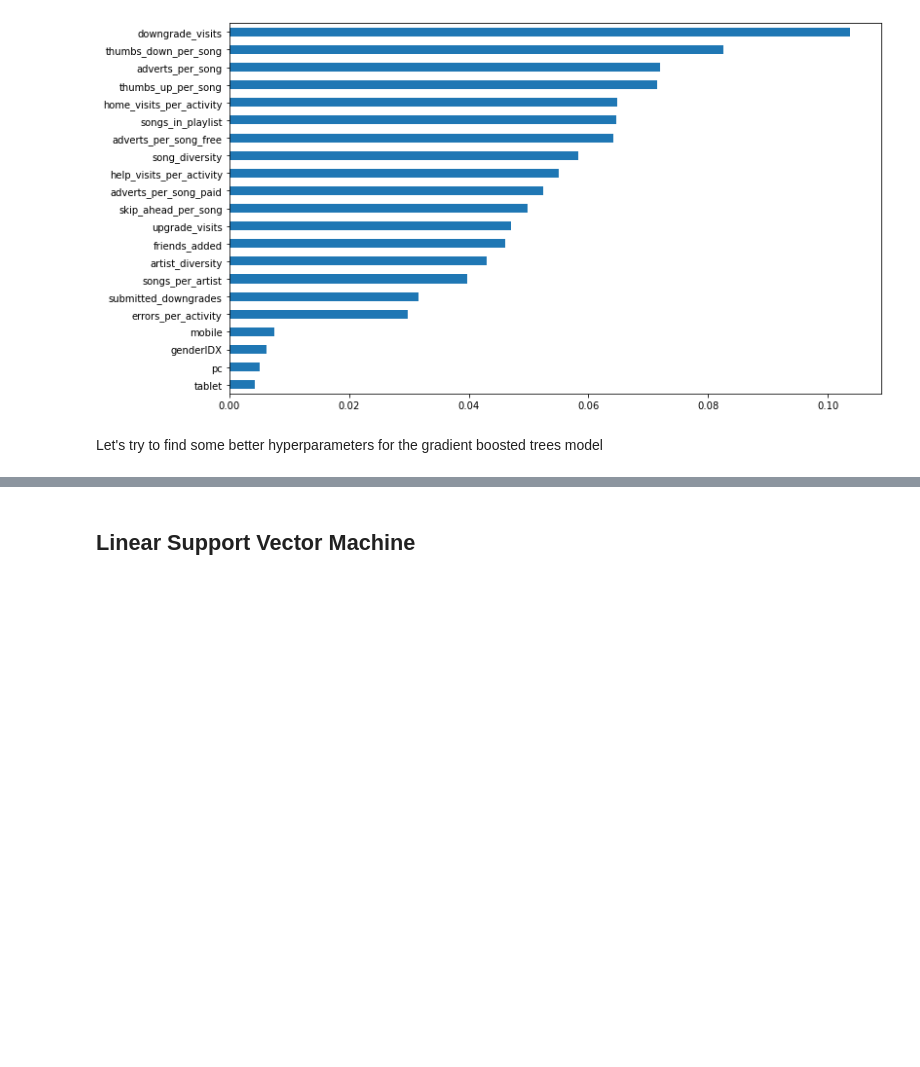
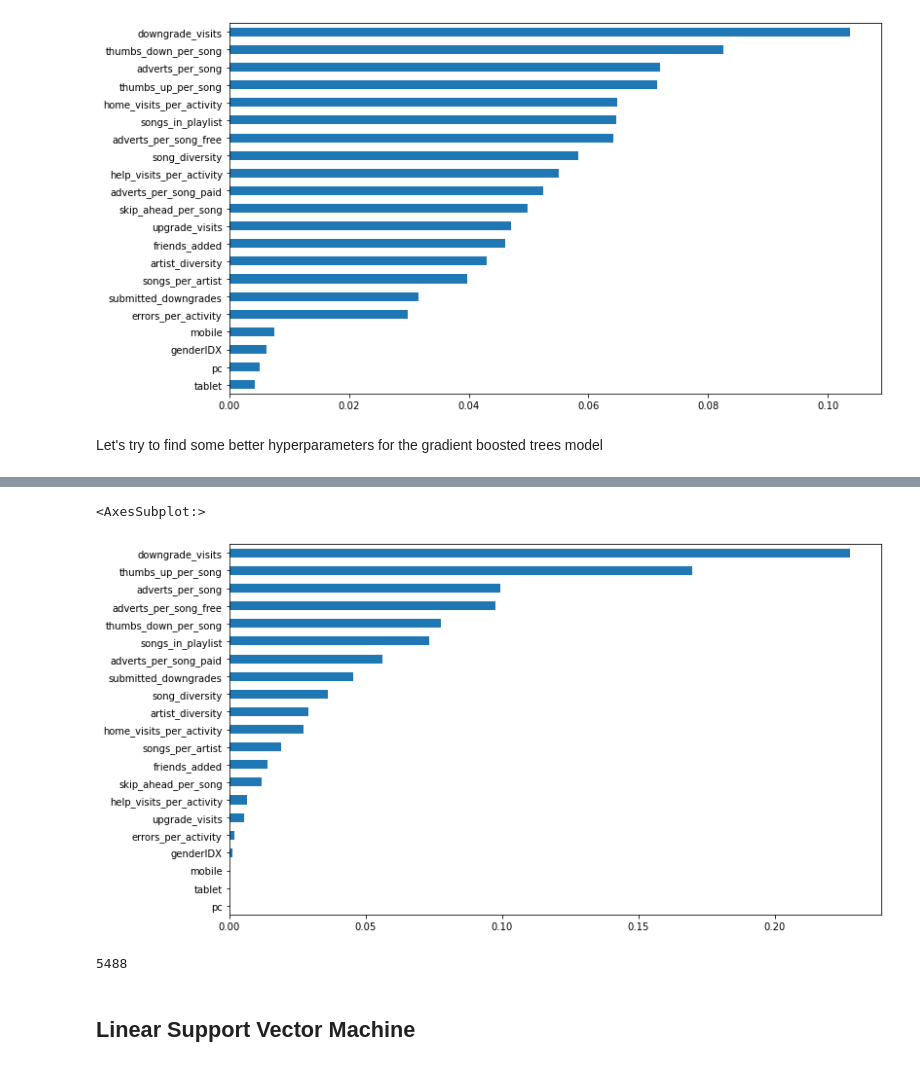
Before and after one commit to bullett445/udacity-sparkify, a Jupyter notebook: Sparkify_Model.ipynb, the cells around one changed output, grey strips where cells are left out. Cells and saved outputs as stored; diff of their text form; code cells hidden in the pictures; blank space fills up the shorter version.

```diff
--- a/Sparkify_Model.ipynb
+++ b/Sparkify_Model.ipynb
@@ -322,7 +322,7 @@ paramGrid = ParamGridBuilder() \
 
 evaluator = BinaryClassificationEvaluator(labelCol='churn', metricName='areaUnderROC')
 
-crossval = CrossValidator(estimator=pipeline,
+crossval = CrossValidator(estimator=gbt_pipeline,
                           estimatorParamMaps=paramGrid,
                           evaluator=evaluator,
                           numFolds=5)
@@ -354,3 +377,14 @@ precision:  0.5777777777777777
+# %%
+fi = gbt_model.bestModel.stages[-1].featureImportances.toArray()
+feature_importance = pd.Series(fi, index=features)
+feature_importance.sort_values().plot.barh(figsize=(12,7))
+# %% [output]
+<AxesSubplot:>
+[figure, added]
+# %%
+testPred.count()
+# %% [output]
+5488
 # %% [markdown]
 ## Linear Support Vector Machine
 # %%
```
Also changed, not shown: parts of 3 cells of this notebook.
